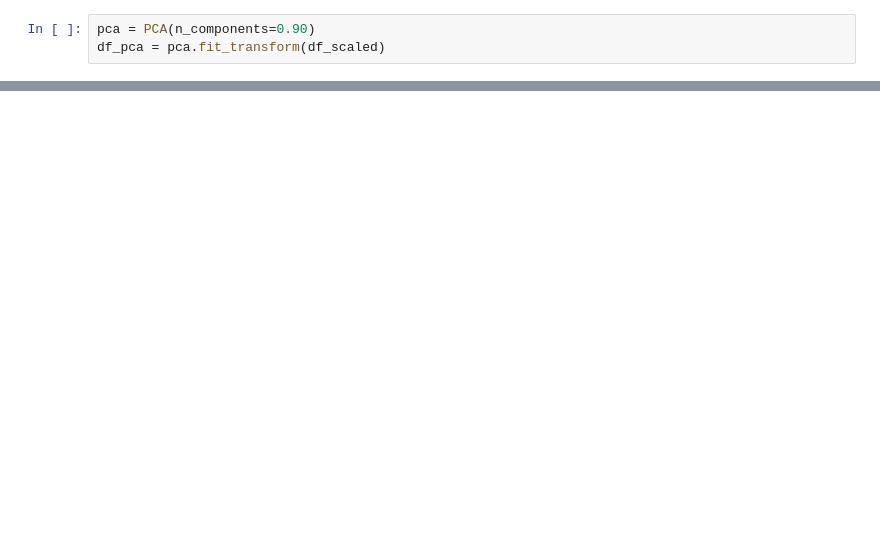
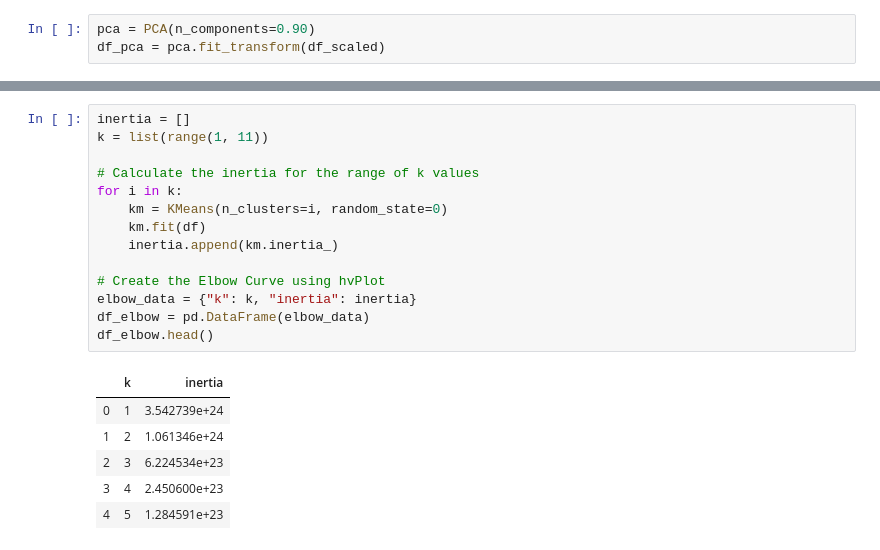
Before and after one commit to Jackelyneg/Unsupervised-machine-learning-challenge, a Jupyter notebook: Untitled.ipynb, the cells around one changed output, grey strips where cells are left out. Drawn from its saved outputs; the diff is of its cells as text; blank space fills up the shorter version.

```diff
--- a/Untitled.ipynb
+++ b/Untitled.ipynb
@@ -58,0 +88,21 @@ array([0.0279317 , 0.02141802, 0.02051615, 0.02044661, 0.0204466 ,
+# %%
+inertia = []
+k = list(range(1, 11))
+
+# Calculate the inertia for the range of k values
+for i in k:
+    km = KMeans(n_clusters=i, random_state=0)
+    km.fit(df)
+    inertia.append(km.inertia_)
+
+# Create the Elbow Curve using hvPlot
+elbow_data = {"k": k, "inertia": inertia}
+df_elbow = pd.DataFrame(elbow_data)
+df_elbow.head()
+# %% [output]
+|  | k | inertia |
+| 0 | 1 | 3.542739e+24 |
+| 1 | 2 | 1.061346e+24 |
+| 2 | 3 | 6.224534e+23 |
+| 3 | 4 | 2.450600e+23 |
+| 4 | 5 | 1.284591e+23 |
```
Also changed, not shown: parts of 14 cells of this notebook.
